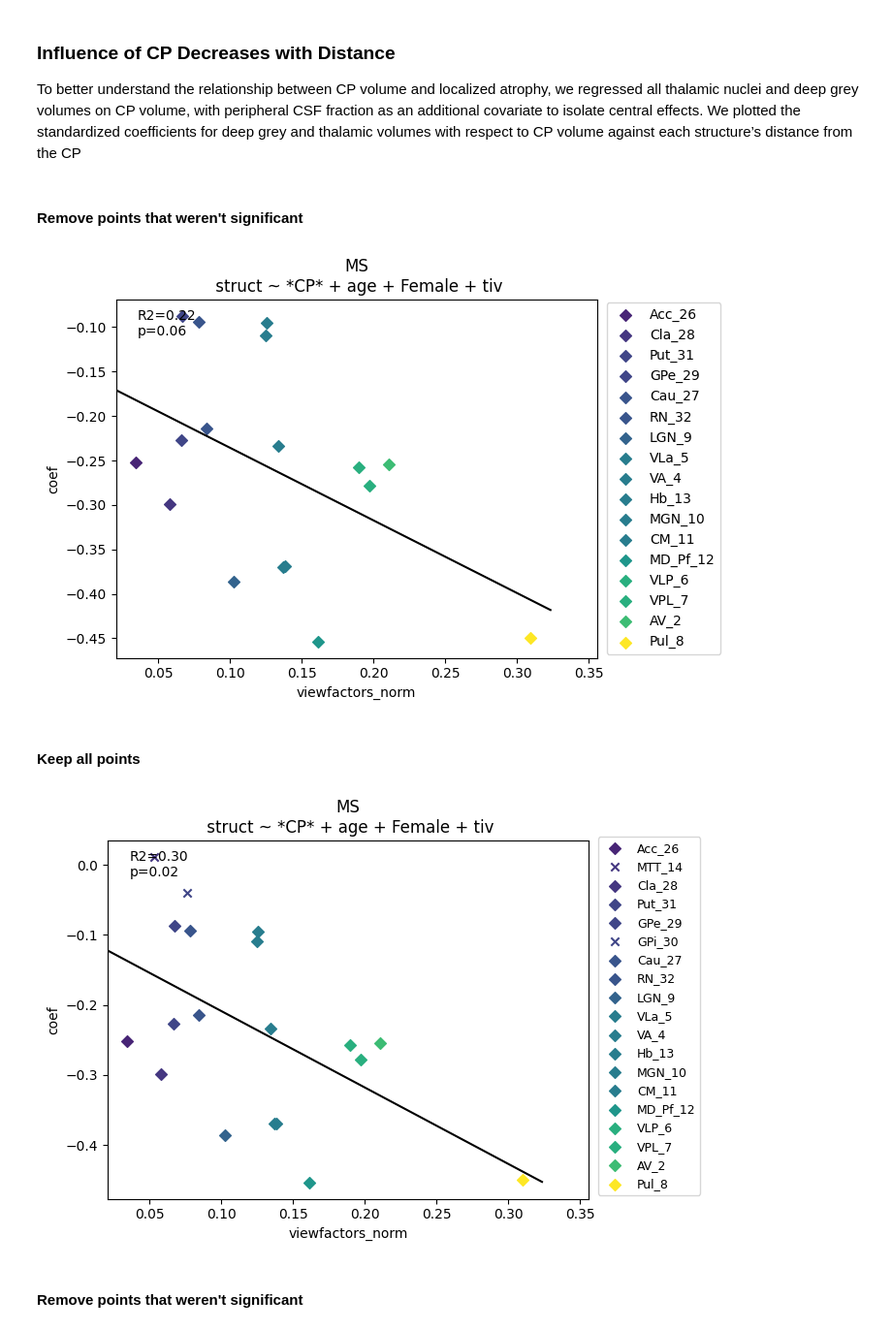
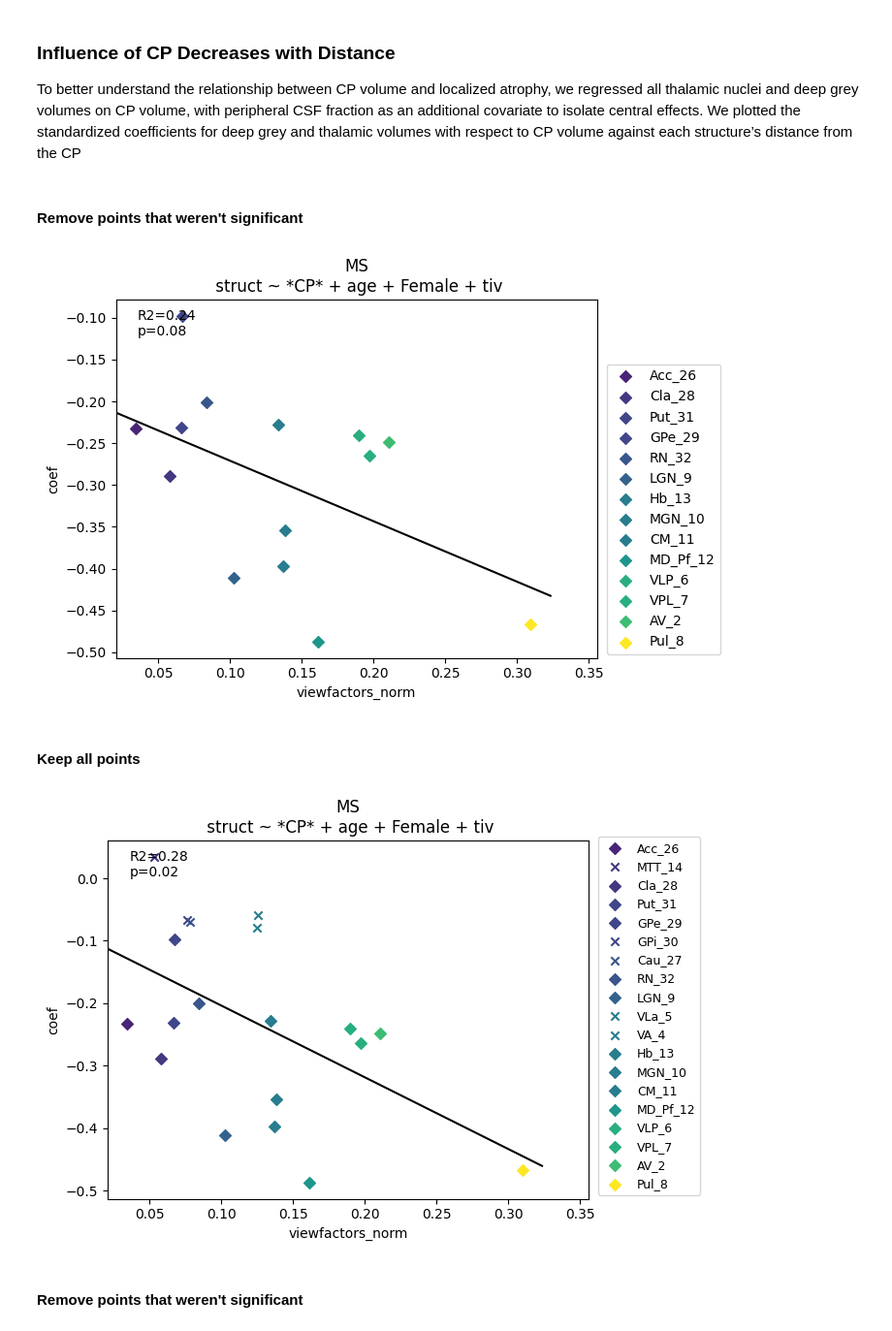
Before and after one commit to srs328/ms_mri, a Jupyter notebook: analysis/thalamus/results/5-CP_distance_gradient.ipynb, the cells around one changed output. Shown at 97% size. Drawn from its saved outputs; the diff is of its cells as text; code cells hidden in the pictures.

```diff
--- a/analysis/thalamus/results/5-CP_distance_gradient.ipynb
+++ b/analysis/thalamus/results/5-CP_distance_gradient.ipynb
@@ -216,12 +216,15 @@ mni_viewfactors = pd.read_csv("/home/srs-9/Projects/ms_mri/data/mni_viewfactor_t
 mni_viewfactors_norm = pd.read_csv("/home/srs-9/Projects/ms_mri/data/mni_viewfactor_test1_norm.csv", index_col="index")['dose']
 
 mni_viewfactors2 = pd.read_csv("/home/srs-9/Projects/ms_mri/data/mni_viewfactor_midlineCSF.csv", index_col="index")['dose']
+mni_viewfactors2_norm = pd.read_csv("/home/srs-9/Projects/ms_mri/data/mni_viewfactor_midlineCSF_norm.csv", index_col="index")['dose']
+
 mni_viewfactors3 = pd.read_csv("/home/srs-9/Projects/ms_mri/data/mni_viewfactor_ventricle_system.csv", index_col="index")['dose']
+mni_viewfactors3_norm = pd.read_csv("/home/srs-9/Projects/ms_mri/data/mni_viewfactor_ventricle_system_norm.csv", index_col="index")['dose']
 # %%
 data_tmp = data_orig.rename(columns=hips_thomas_invref)
 # mni_viewfactors_norm = mni_viewfactors / (data_tmp[hips_thomas_invref].mean()[thalamic_nuclei+deep_grey])**(2/3)
-mni_viewfactors2_norm = mni_viewfactors2 / (data_tmp[hips_thomas_invref].mean()[thalamic_nuclei+deep_grey])**(2/3)
-mni_viewfactors3_norm = mni_viewfactors3 / (data_tmp[hips_thomas_invref].mean()[thalamic_nuclei+deep_grey])**(2/3)
-mni_viewfactors_norm
+# mni_viewfactors2_norm = mni_viewfactors2 / (data_tmp[hips_thomas_invref].mean()[thalamic_nuclei+deep_grey])**(2/3)
+# mni_viewfactors3_norm = mni_viewfactors3 / (data_tmp[hips_thomas_invref].mean()[thalamic_nuclei+deep_grey])**(2/3)
+mni_viewfactors3_norm
 # %% [output]
 index
@@ -412,7 +415,9 @@ save = False
 show = True
 save_stem = "CP_betas_vs_CP_dists"
 
-model_data = data_ms_z
+# model_data = data_ms_z
+model_data = data_orig[RMS_patients]
+model_data = zscore(model_data)
 model_data['periCSF_frac_test'] = np.log(model_data['periCSF_frac'].max() + 1 - model_data['periCSF_frac'])
 
 covariates = ["age", "Female", "tiv"]
@@ -483,36 +488,36 @@ plot_xordered_data(
     "struct",
     fit_line=True,
     title=f"MS\n struct ~ *{var_to_plot}* + {covariates_str}",
     axes=axs,
     fig=fig,
     legend=True,
     loc=(0.9, 0.0001),
     fdr=False,
     bbox_to_anchor=(1.02, 0.01),
     sig_only=False,
     legend_fontsize=9
 )
 display(Markdown("#### Keep all points"))
 
 
 if save:
     save_path = fig_path / f"{save_stem}.png"
     # # Extract the legend
     legend = axs.get_legend()
     legend.remove()  # Remove it from the main plot
 
     fig_legend = plt.figure(figsize=(2, 4))  # Adjust size as needed
     fig_legend.legend(handles=legend.legend_handles, labels=[t.get_text() for t in legend.get_texts()],
                     loc='center', frameon=False)
     fig_legend.savefig(fig_path / f"{save_stem}_legend.png", bbox_inches='tight', dpi=300)
 
     # Save the main plot without legend
     fig.savefig(fig_path / f"{save_stem}.png", bbox_inches='tight', dpi=300)
 # %% [output]
 #### Remove points that weren't significant
-[figure, old version]
+[figure, new version]
 #### Keep all points
-[figure, old version]
+[figure, new version]
 # %%
 save = False
 show = True
```
Also changed, not shown: parts of 1 cell of this notebook, 6 other files.
